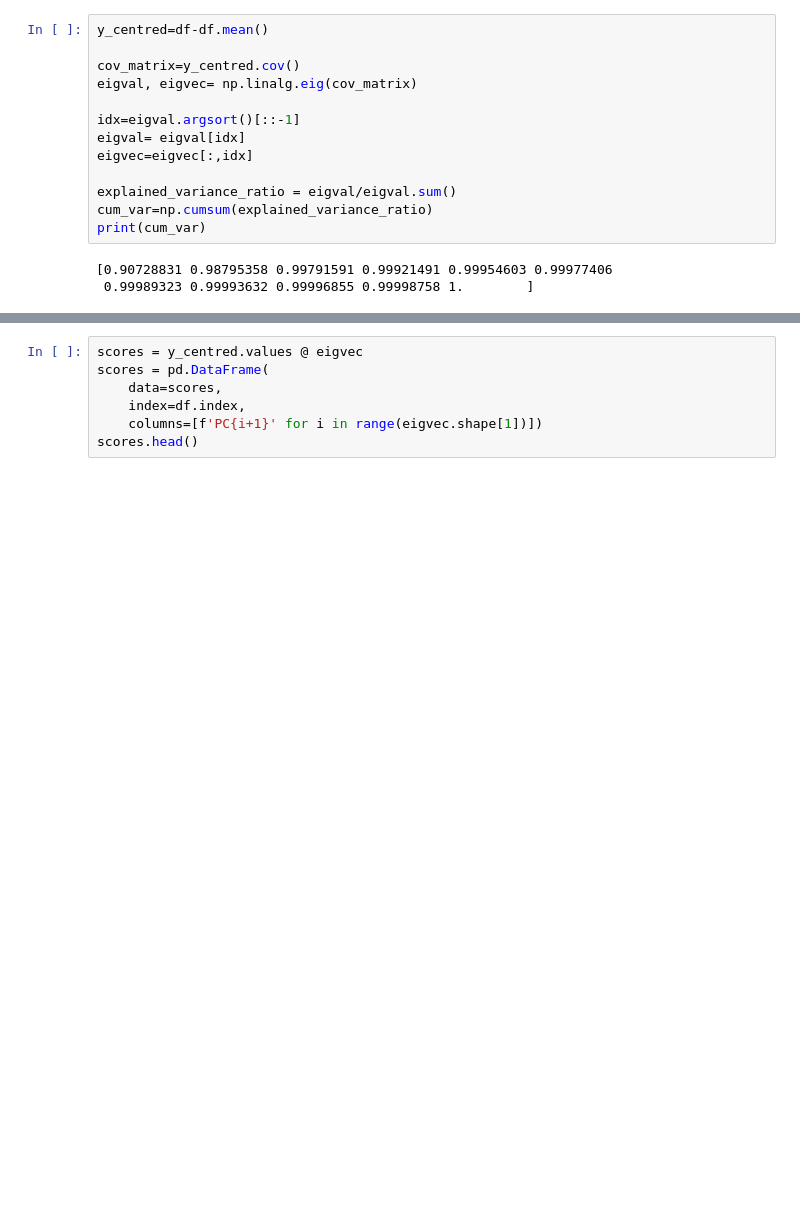
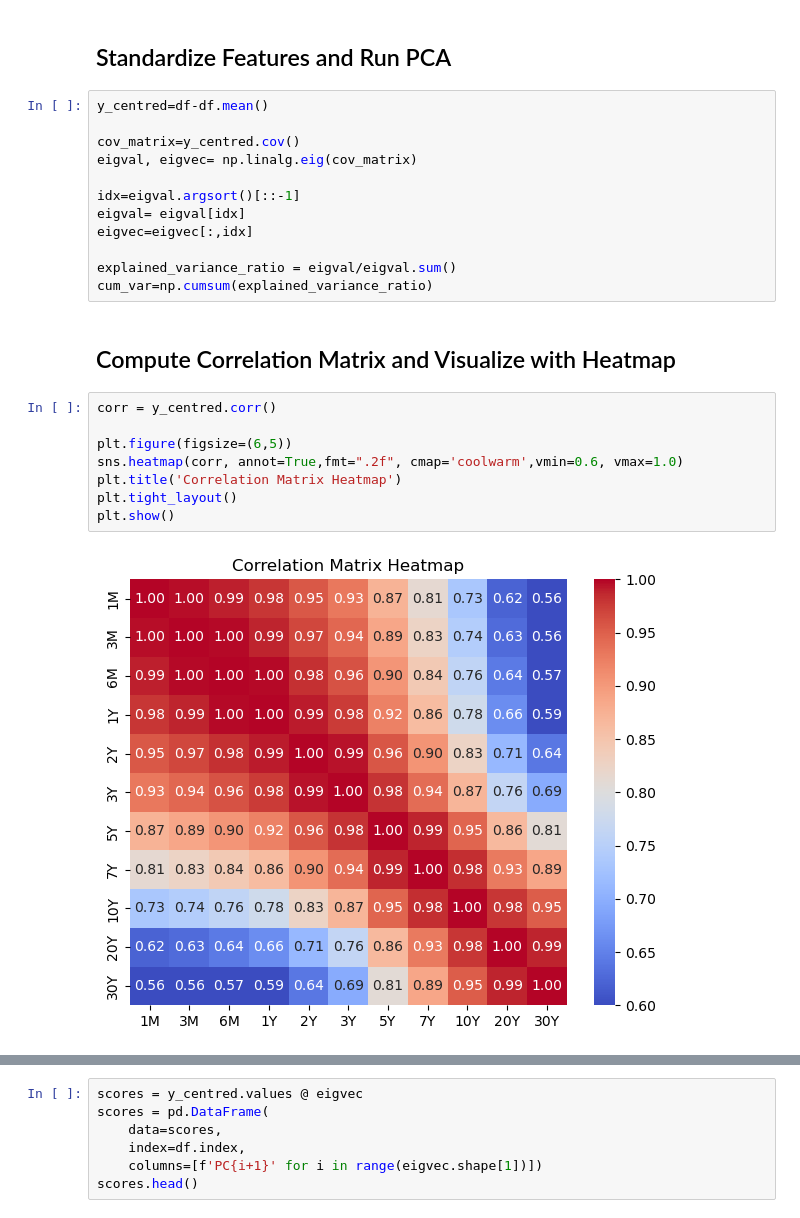
Before and after one commit to RitvikRajBhushan/Rates, a Jupyter notebook: PCA Analysis.ipynb, the cells around one changed output, grey strips where cells are left out. Drawn from its saved outputs; the diff is of its cells as text; blank space fills up the shorter version.

```diff
--- a/PCA Analysis.ipynb
+++ b/PCA Analysis.ipynb
@@ -6,3 +23,5 @@ df=pd.read_csv("UST_Yield_Curve.csv")
+# %% [markdown]
+## Standardize Features and Run PCA
 # %%
 y_centred=df-df.mean()
 
@@ -15,7 +34,15 @@ eigvec=eigvec[:,idx]
 
 explained_variance_ratio = eigval/eigval.sum()
 cum_var=np.cumsum(explained_variance_ratio)
-print(cum_var)
-# %% [output]
-[0.90728831 0.98795358 0.99791591 0.99921491 0.99954603 0.99977406
- 0.99989323 0.99993632 0.99996855 0.99998758 1.        ]
+# %% [markdown]
+## Compute Correlation Matrix and Visualize with Heatmap
+# %%
+corr = y_centred.corr()
+
+plt.figure(figsize=(6,5))
+sns.heatmap(corr, annot=True,fmt=".2f", cmap='coolwarm',vmin=0.6, vmax=1.0)
+plt.title('Correlation Matrix Heatmap')
+plt.tight_layout()
+plt.show()
+# %% [output]
+[figure, added]
```
Also changed, not shown: parts of 13 cells of this notebook, 1 other file.
